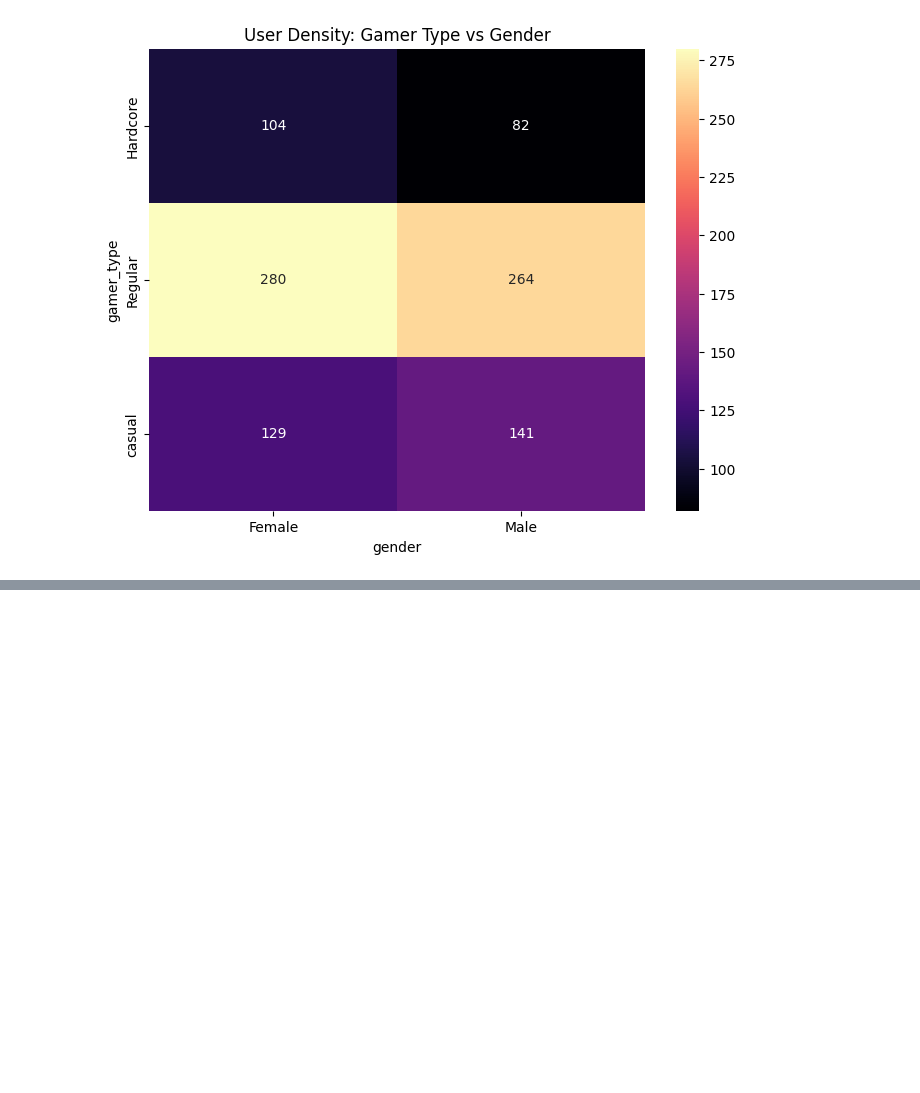
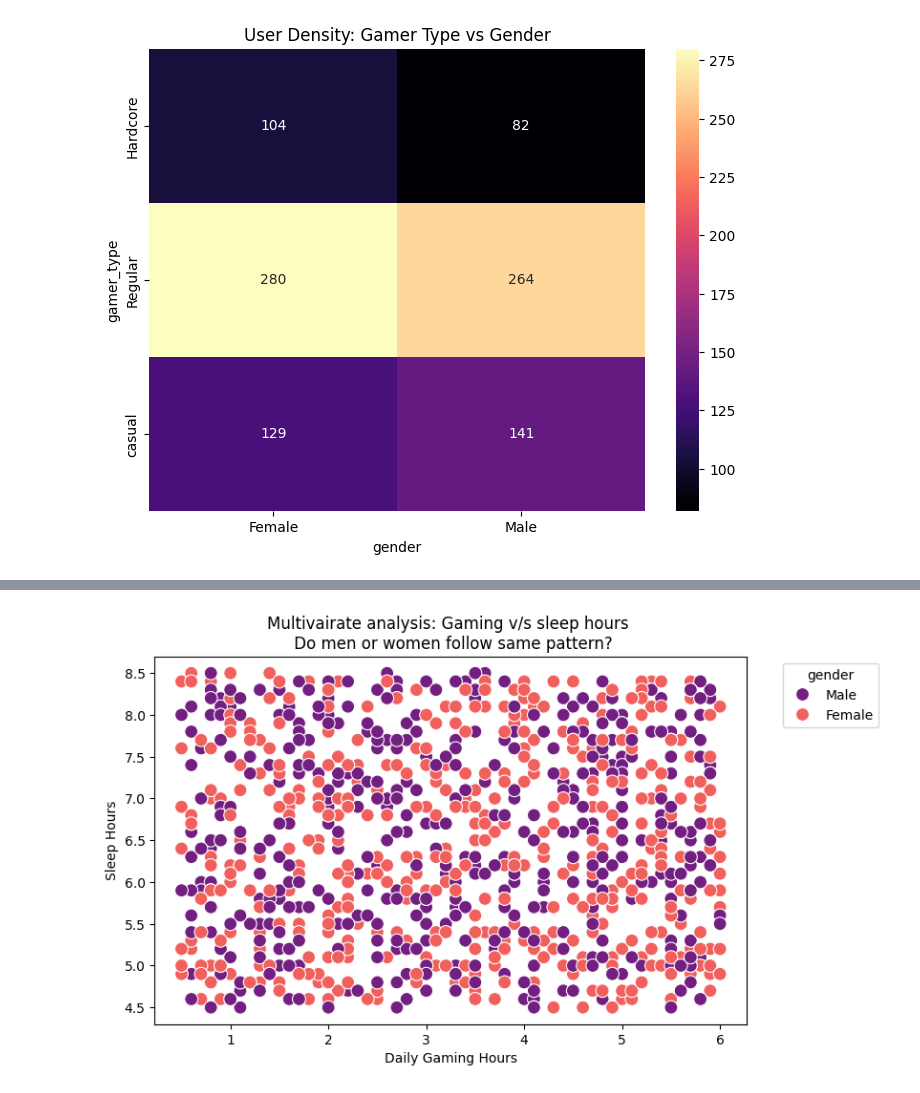
Before and after one commit to DerivativeJRM07/gaming_data_analysis, a Jupyter notebook: gaming_EDA_jrm.ipynb, the cells around one changed output, grey strips where cells are left out. Saved outputs shown, nothing was run; the diff lists cells and outputs as text; code cells hidden in the pictures; blank space fills up the shorter version.

```diff
--- a/gaming_EDA_jrm.ipynb
+++ b/gaming_EDA_jrm.ipynb
@@ -148,0 +159,10 @@ plt.show()
+# %%
+plt.figure(figsize=(8,5))
+sns.scatterplot(data=df, x='daily_gaming_hours', y='sleep_hours', hue='gender', palette='magma', s=100)
+plt.title('Multivairate analysis: Gaming v/s sleep hours \n Do men or women follow same pattern?')
+plt.xlabel('Daily Gaming Hours')
+plt.ylabel('Sleep Hours')
+plt.legend(title='gender', bbox_to_anchor=(1.05,1), loc='upper left')
+plt.show()
+# %% [output]
+[figure, added]
```
Also changed, not shown: parts of 5 cells of this notebook.
